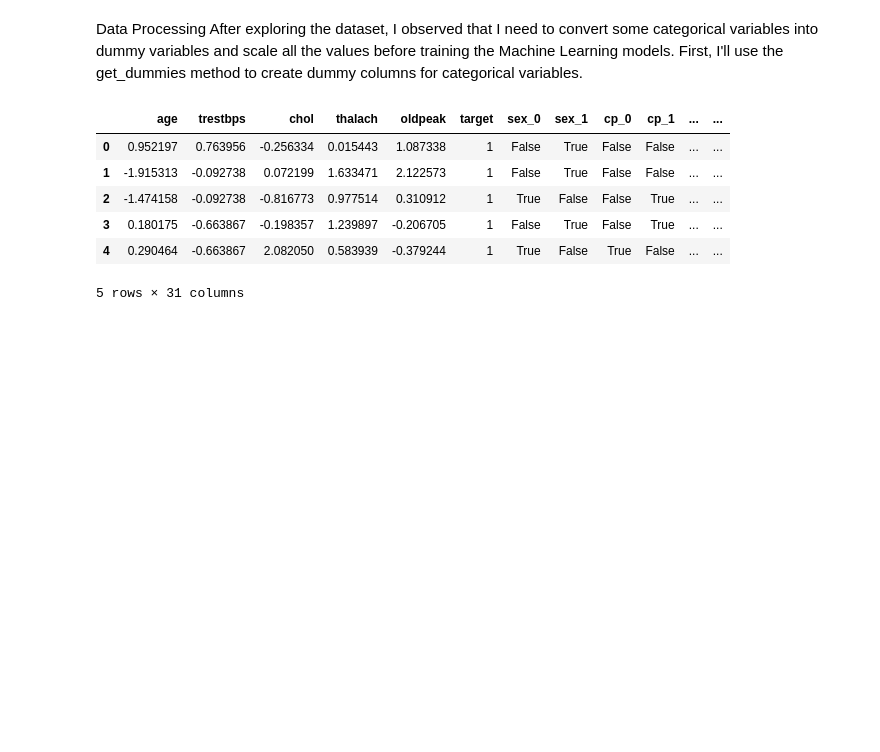
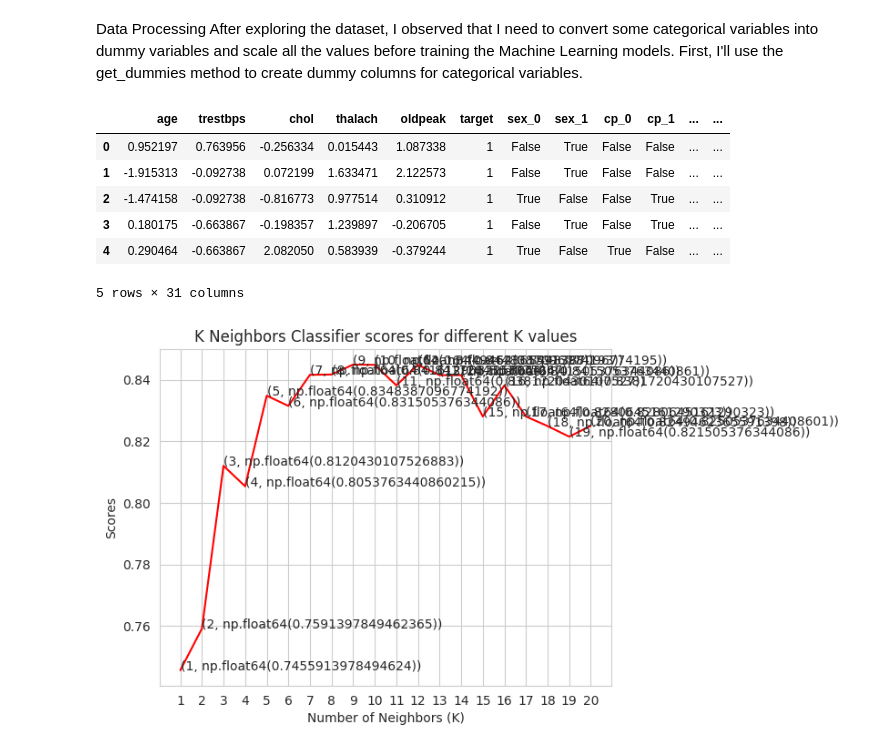
Before and after one commit to ShrijaVarma/Predicting-Heart-Disease, a Jupyter notebook: Heart_Disease_Prediction.ipynb, the cells around one changed output. Cells and saved outputs as stored; diff of their text form; code cells hidden in the pictures; blank space fills up the shorter version.

Commit message:
Set plot title

```diff
--- a/Heart_Disease_Prediction.ipynb
+++ b/Heart_Disease_Prediction.ipynb
@@ -135,7 +135,10 @@ for k in range(1,21):
 # %%
 plt.plot([k for k in range(1, 21)], knn_scores, color='red')
 for i in range(1, 21):
   plt.text(i, knn_scores[i-1], (i, knn_scores[i-1]))
   plt.xticks([i for i in range(1, 21)])
   plt.xlabel('Number of Neighbors (K)')
   plt.ylabel('Scores')
+  plt.title('K Neighbors Classifier scores for different K values')
+# %% [output]
+[figure, added]
```
